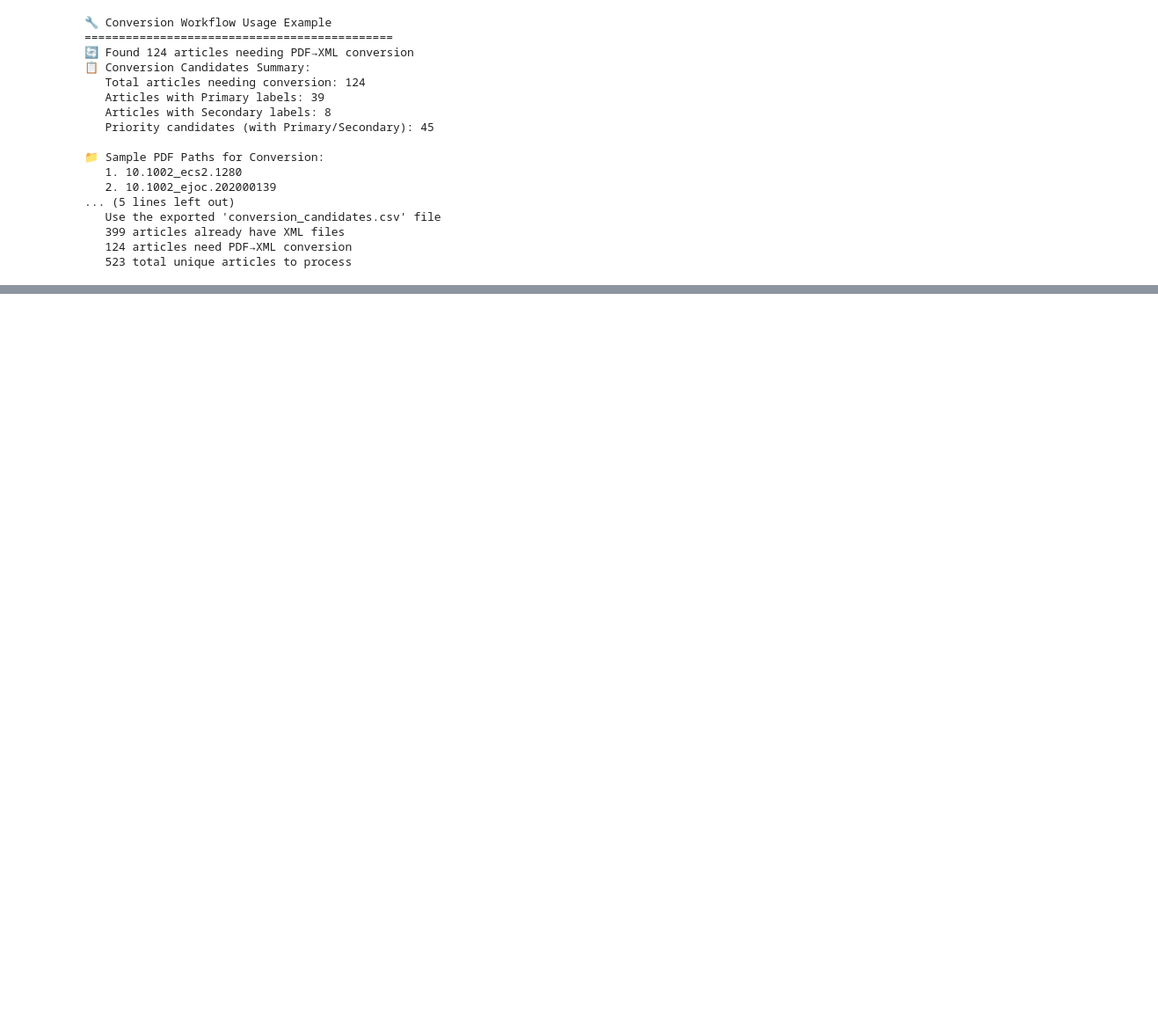
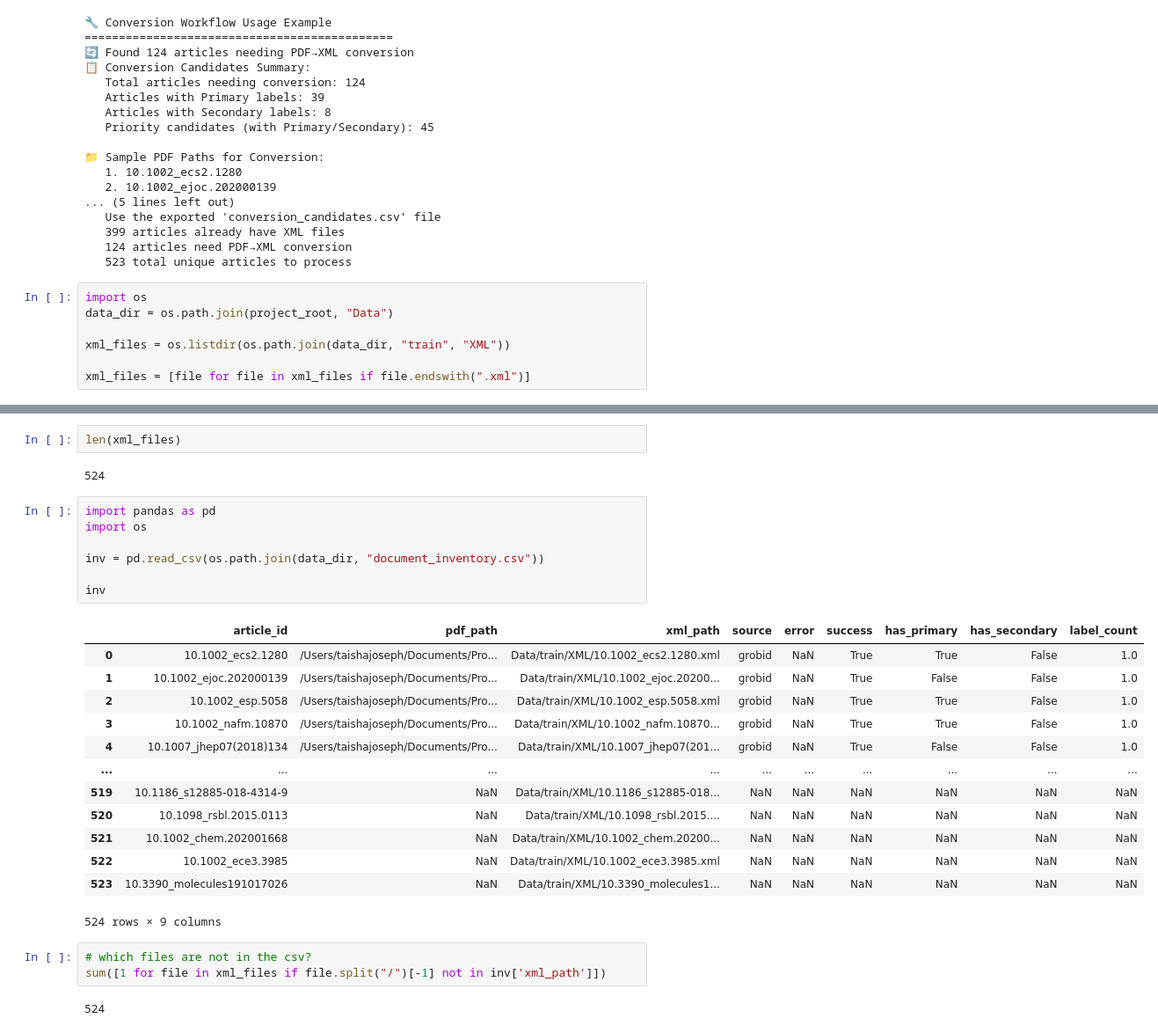
Before and after one commit to tavjo/MDC-Challenge-2025, a Jupyter notebook: notebooks/label_doc_mapping.ipynb, the cells around one changed output, grey strips where cells are left out. Shown at 88% size. Saved outputs shown, nothing was run; the diff lists cells and outputs as text; blank space fills up the shorter version.

```diff
--- a/notebooks/label_doc_mapping.ipynb
+++ b/notebooks/label_doc_mapping.ipynb
@@ -347,3 +348,10 @@ print(f"   {conversion_summary['total_unique_articles']} total unique articles t
    399 articles already have XML files
    124 articles need PDF→XML conversion
    523 total unique articles to process
+# %%
+import os
+data_dir = os.path.join(project_root, "Data")
+
+xml_files = os.listdir(os.path.join(data_dir, "train", "XML"))
+
+xml_files = [file for file in xml_files if file.endswith(".xml")]
@@ -349,0 +378,30 @@ print(f"   {conversion_summary['total_unique_articles']} total unique articles t
+# %%
+len(xml_files)
+# %% [output]
+524
+# %%
+import pandas as pd
+import os
+
+inv = pd.read_csv(os.path.join(data_dir, "document_inventory.csv"))
+
+inv
+# %% [output]
+|  | article_id | pdf_path | xml_path | source | error | success | has_primary | has_secondary | label_count |
+| 0 | 10.1002_ecs2.1280 | /Users/taishajoseph/Documents/Pro... | Data/train/XML/10.1002_ecs2.1280.xml | grobid | NaN | True | True | False | 1.0 |
+| 1 | 10.1002_ejoc.202000139 | /Users/taishajoseph/Documents/Pro... | Data/train/XML/10.1002_ejoc.20200... | grobid | NaN | True | False | False | 1.0 |
+| 2 | 10.1002_esp.5058 | /Users/taishajoseph/Documents/Pro... | Data/train/XML/10.1002_esp.5058.xml | grobid | NaN | True | True | False | 1.0 |
+| 3 | 10.1002_nafm.10870 | /Users/taishajoseph/Documents/Pro... | Data/train/XML/10.1002_nafm.10870... | grobid | NaN | True | True | False | 1.0 |
+| 4 | 10.1007_jhep07(2018)134 | /Users/taishajoseph/Documents/Pro... | Data/train/XML/10.1007_jhep07(201... | grobid | NaN | True | False | False | 1.0 |
+| ... | ... | ... | ... | ... | ... | ... | ... | ... | ... |
+| 519 | 10.1186_s12885-018-4314-9 | NaN | Data/train/XML/10.1186_s12885-018... | NaN | NaN | NaN | NaN | NaN | NaN |
+| 520 | 10.1098_rsbl.2015.0113 | NaN | Data/train/XML/10.1098_rsbl.2015.... | NaN | NaN | NaN | NaN | NaN | NaN |
+| 521 | 10.1002_chem.202001668 | NaN | Data/train/XML/10.1002_chem.20200... | NaN | NaN | NaN | NaN | NaN | NaN |
+| 522 | 10.1002_ece3.3985 | NaN | Data/train/XML/10.1002_ece3.3985.xml | NaN | NaN | NaN | NaN | NaN | NaN |
+| 523 | 10.3390_molecules191017026 | NaN | Data/train/XML/10.3390_molecules1... | NaN | NaN | NaN | NaN | NaN | NaN |
+524 rows × 9 columns
+# %%
+# which files are not in the csv?
+sum([1 for file in xml_files if file.split("/")[-1] not in inv['xml_path']])
+# %% [output]
+524
```
Also changed, not shown: parts of 3 cells of this notebook, 7 other files.
